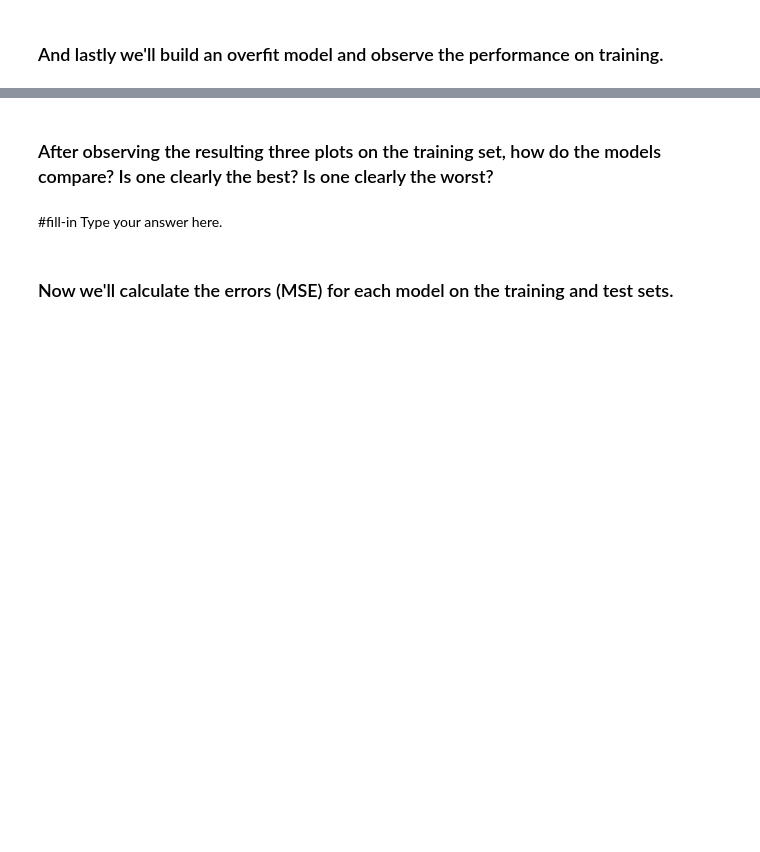
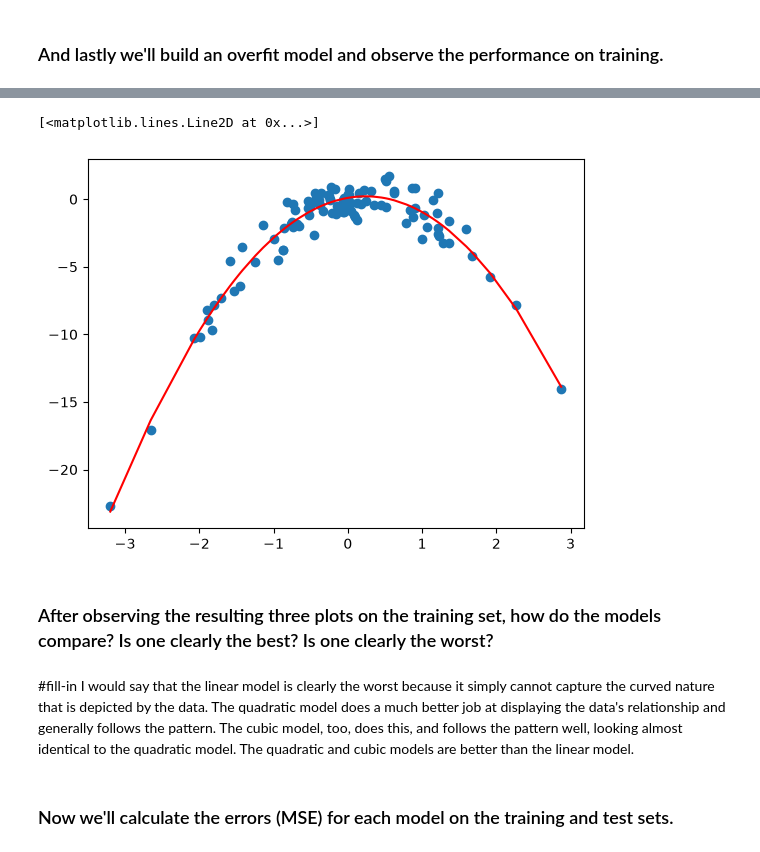
Before and after one commit to jgf176/code_2600, a Jupyter notebook: mod02_trainingsplit.ipynb, the cells around one changed output, grey strips where cells are left out. Saved outputs shown, nothing was run; the diff lists cells and outputs as text; code cells hidden in the pictures; blank space fills up the shorter version.

```diff
--- a/mod02_trainingsplit.ipynb
+++ b/mod02_trainingsplit.ipynb
@@ -111,6 +141,9 @@ ax.plot( #fill-in
 ### And lastly we'll build an overfit model and observe the performance on training.
 # %%
 # Fit a cubic model
-model_cubic = #fill-in
-results_cubic = #fill-in
+model_cubic = sm.OLS(
+    y_train,
+    x_train[['intercept', 'x', 'x_sq', 'x_cu']]
+)
+results_cubic = model_cubic.fit()
 summarize(results_cubic)
@@ -117,17 +156,23 @@ summarize(results_cubic)
 # %%
 # Get predictions
-x_train['pred_cu'] = #fill-in
+x_train['pred_cu'] = predict(
+    x_train[['intercept', 'x', 'x_sq', 'x_cu']],
+    results_cubic
+)
 # %%
 # Plot predictions as solid *red* line
 fig, ax = plt.subplots()
 ax.scatter(x_train['x'],y_train)
-cubic = #fill-in
-ax.plot( #fill-in
+cubic = x_train[['x', 'pred_cu']].sort_values('x')
+ax.plot(cubic['x'], cubic['pred_cu'], color='red')
+# %% [output]
+[<matplotlib.lines.Line2D at 0x...>]
+[figure, added]
 # %% [markdown]
 ### After observing the resulting three plots on the training set, how do the models compare? Is one clearly the best? Is one clearly the worst?
 # %% [markdown]
 #fill-in
-Type your answer here.
+I would say that the linear model is clearly the worst because it simply cannot capture the curved nature that is depicted by the data. The quadratic model does a much better job at displaying the data's relationship and generally follows the pattern. The cubic model, too, does this, and follows the pattern well, looking almost identical to the quadratic model. The quadratic and cubic models are better than the linear model.
 # %% [markdown]
 ### Now we'll calculate the errors (MSE) for each model on the training and test sets.
 # %%
```
Also changed, not shown: parts of 12 cells of this notebook.
